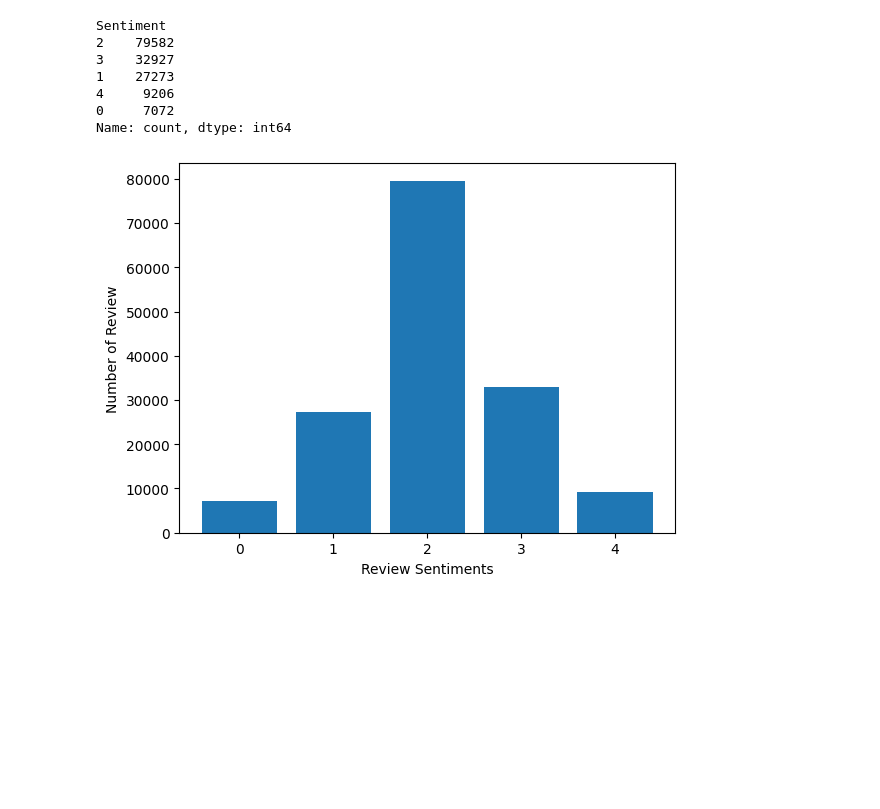
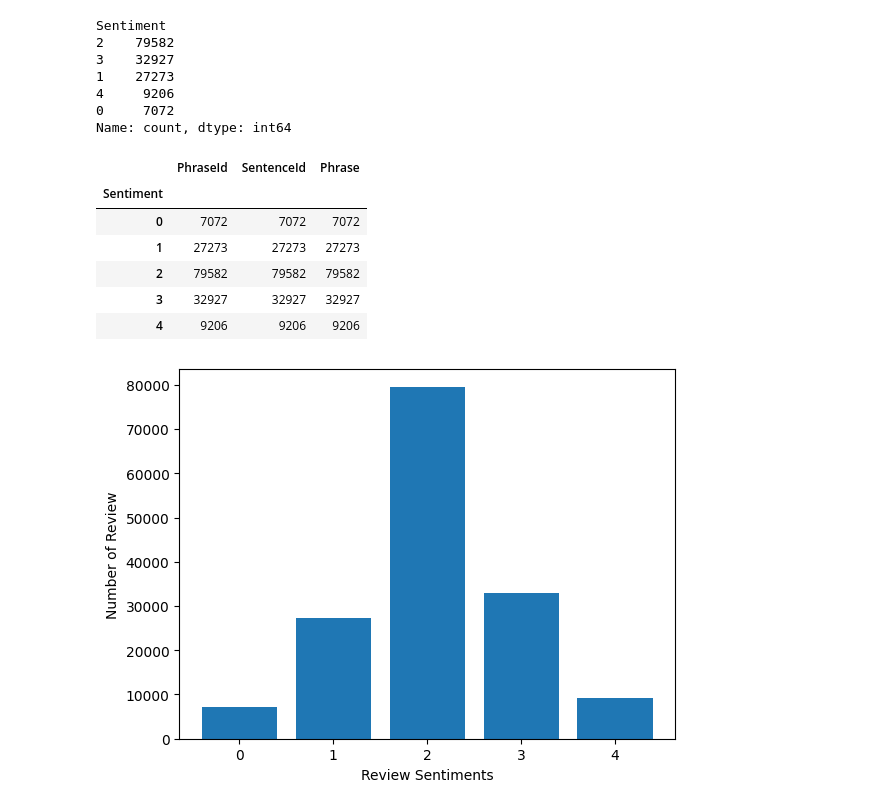
Before and after one commit to vyankateshkamod/DSBDA, a Jupyter notebook: 7-TextAnalytics/index.ipynb, the cells around one changed output. Cells and saved outputs as stored; diff of their text form; code cells hidden in the pictures; blank space fills up the shorter version.

```diff
--- a/7-TextAnalytics/index.ipynb
+++ b/7-TextAnalytics/index.ipynb
@@ -191,4 +205,16 @@ Sentiment
 4     9206
 0     7072
 Name: count, dtype: int64
+# %%
+import matplotlib.pyplot as plt
+Sentiment_count=data.groupby('Sentiment').count()
+Sentiment_count
+# %% [output]
+|  | PhraseId | SentenceId | Phrase |
+| Sentiment |  |  |  |
+| 0 | 7072 | 7072 | 7072 |
+| 1 | 27273 | 27273 | 27273 |
+| 2 | 79582 | 79582 | 79582 |
+| 3 | 32927 | 32927 | 32927 |
+| 4 | 9206 | 9206 | 9206 |
 # %%
```
Also changed, not shown: parts of 13 cells of this notebook, 5 other files.
